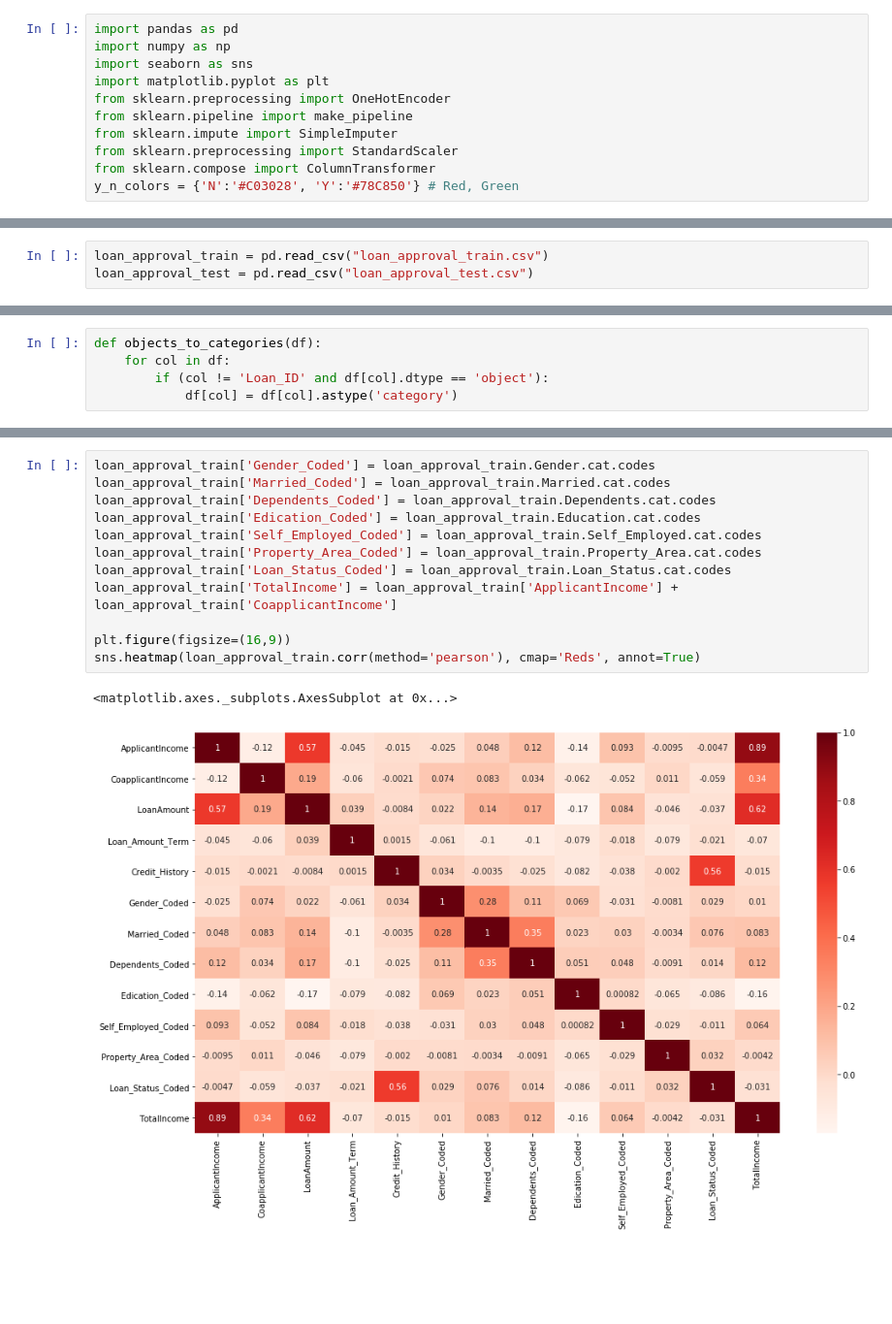
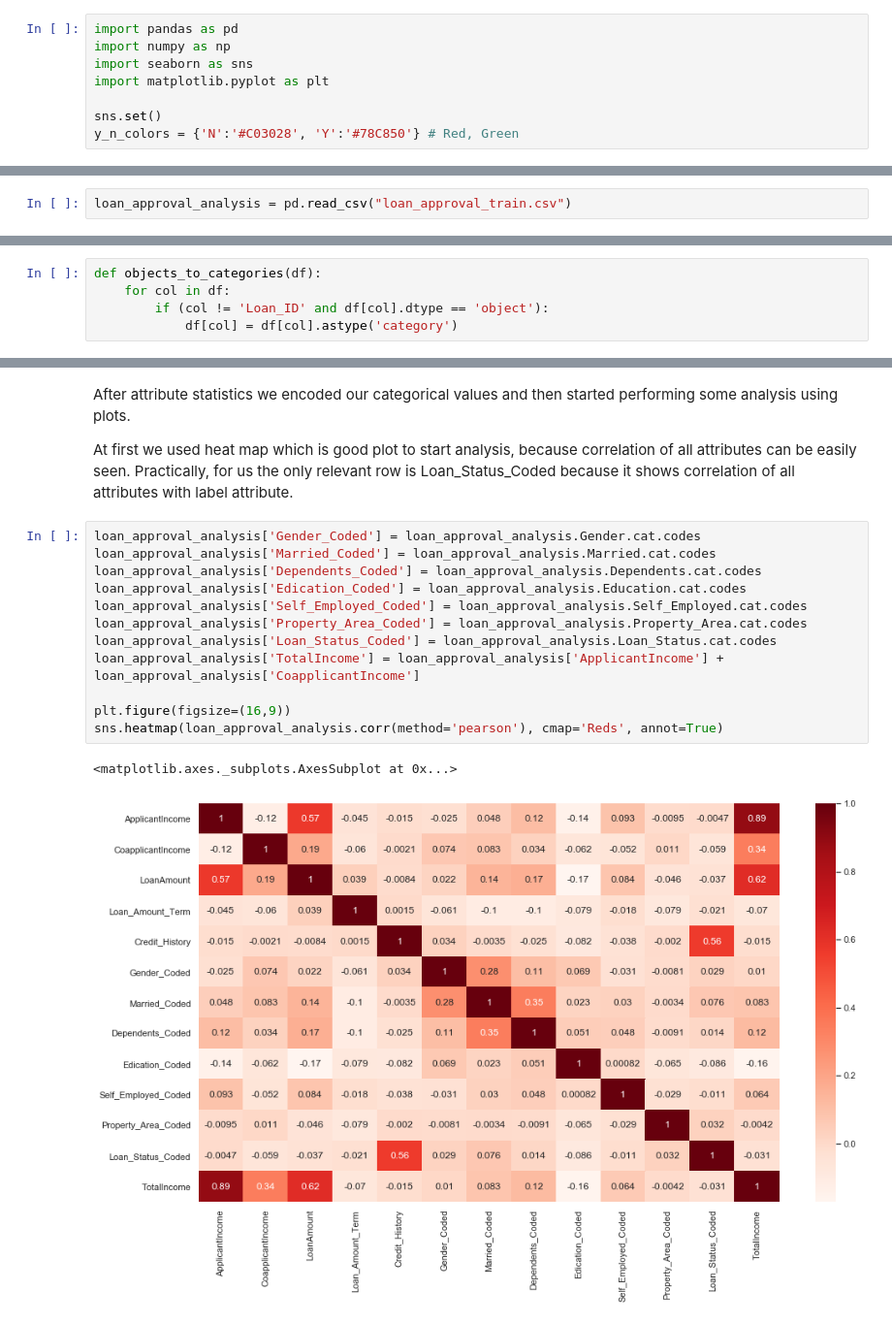
Before and after one commit to michalmokros/IB031-Project, a Jupyter notebook: jupyter-notebooks/MLProject.ipynb, the cells around one changed output, grey strips where cells are left out. Shown: that part at 97% size. Saved outputs shown, nothing was run; the diff lists cells and outputs as text; blank space fills up the shorter version.

```diff
--- a/jupyter-notebooks/MLProject.ipynb
+++ b/jupyter-notebooks/MLProject.ipynb
@@ -19,9 +19,6 @@ import pandas as pd
 import numpy as np
 import seaborn as sns
 import matplotlib.pyplot as plt
-from sklearn.preprocessing import OneHotEncoder
-from sklearn.pipeline import make_pipeline
-from sklearn.impute import SimpleImputer
-from sklearn.preprocessing import StandardScaler
-from sklearn.compose import ColumnTransformer
+
+sns.set()
 y_n_colors = {'N':'#C03028', 'Y':'#78C850'} # Red, Green
@@ -28,4 +27,3 @@ y_n_colors = {'N':'#C03028', 'Y':'#78C850'} # Red, Green
 # %%
-loan_approval_train = pd.read_csv("loan_approval_train.csv")
-loan_approval_test = pd.read_csv("loan_approval_test.csv")
+loan_approval_analysis = pd.read_csv("loan_approval_train.csv")
 # %%
@@ -92,18 +106,22 @@ Credit_History       50
 Property_Area         0
 Loan_Status           0
 dtype: int64
+# %% [markdown]
+After attribute statistics we encoded our categorical values and then started performing some analysis using plots.
+
+At first we used heat map which is good plot to start analysis, because correlation of all attributes can be easily seen. Practically, for us the only relevant row is Loan_Status_Coded because it shows correlation of all attributes with label attribute.
 # %%
-loan_approval_train['Gender_Coded'] = loan_approval_train.Gender.cat.codes
-loan_approval_train['Married_Coded'] = loan_approval_train.Married.cat.codes
-loan_approval_train['Dependents_Coded'] = loan_approval_train.Dependents.cat.codes
-loan_approval_train['Edication_Coded'] = loan_approval_train.Education.cat.codes
-loan_approval_train['Self_Employed_Coded'] = loan_approval_train.Self_Employed.cat.codes
-loan_approval_train['Property_Area_Coded'] = loan_approval_train.Property_Area.cat.codes
-loan_approval_train['Loan_Status_Coded'] = loan_approval_train.Loan_Status.cat.codes
-loan_approval_train['TotalIncome'] = loan_approval_train['ApplicantIncome'] + loan_approval_train['CoapplicantIncome']
+loan_approval_analysis['Gender_Coded'] = loan_approval_analysis.Gender.cat.codes
+loan_approval_analysis['Married_Coded'] = loan_approval_analysis.Married.cat.codes
+loan_approval_analysis['Dependents_Coded'] = loan_approval_analysis.Dependents.cat.codes
+loan_approval_analysis['Edication_Coded'] = loan_approval_analysis.Education.cat.codes
+loan_approval_analysis['Self_Employed_Coded'] = loan_approval_analysis.Self_Employed.cat.codes
+loan_approval_analysis['Property_Area_Coded'] = loan_approval_analysis.Property_Area.cat.codes
+loan_approval_analysis['Loan_Status_Coded'] = loan_approval_analysis.Loan_Status.cat.codes
+loan_approval_analysis['TotalIncome'] = loan_approval_analysis['ApplicantIncome'] + loan_approval_analysis['CoapplicantIncome']
 
 plt.figure(figsize=(16,9))
-sns.heatmap(loan_approval_train.corr(method='pearson'), cmap='Reds', annot=True)
+sns.heatmap(loan_approval_analysis.corr(method='pearson'), cmap='Reds', annot=True)
 # %% [output]
 <matplotlib.axes._subplots.AxesSubplot at 0x...>
-[figure, old version]
+[figure, new version]
```
Also changed, not shown: parts of 39 cells of this notebook.
